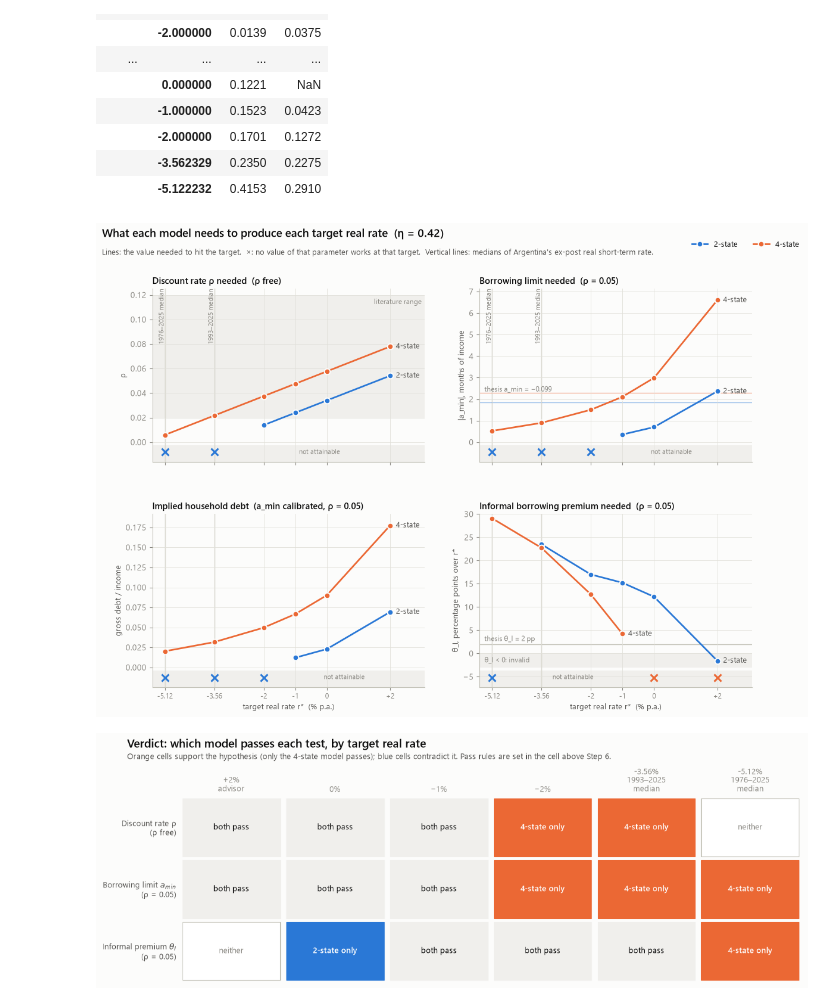
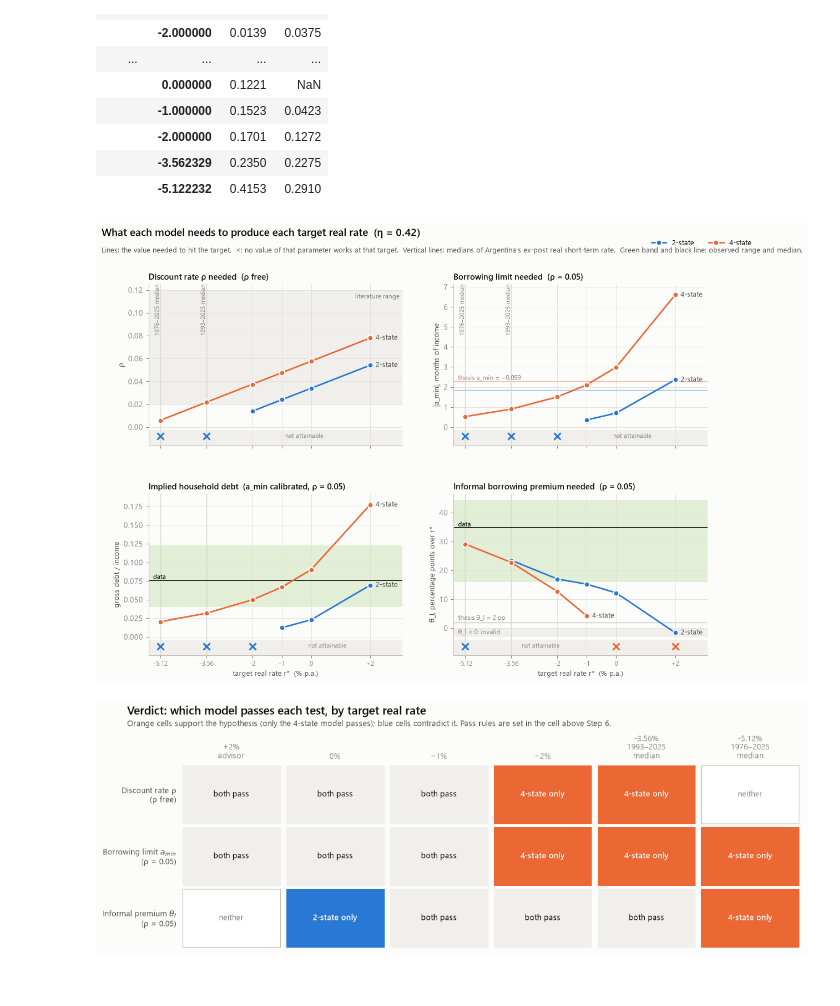
Before and after one commit to gtriberti9/Thesis_ArgFiscal, a Jupyter notebook: 8b. empirical_claims_negative_r.ipynb, the cells around one changed output. Saved outputs shown, nothing was run; the diff lists cells and outputs as text; code cells hidden in the pictures.

```diff
--- a/8b. empirical_claims_negative_r.ipynb
+++ b/8b. empirical_claims_negative_r.ipynb
@@ -25,6 +25,8 @@ plt.rcParams.update({"font.family": "serif", "mathtext.fontset": "cm", "axes.gri
 MODEL_DATA = "data"                                    # repo data folder (lambdas, incomes)
 DATA_DIR = os.path.join(MODEL_DATA, "interest_rates")  # interest-rate inputs and results of this notebook
 os.makedirs(DATA_DIR, exist_ok=True)
+FIG_DIR = os.path.join(DATA_DIR, "figures")              # report figures (used by "9. empirical_claims_report.py")
+os.makedirs(FIG_DIR, exist_ok=True)
 # %%
 R_TARGET = 0.02   # needed only as a default argument of the functions copied from notebook 8
 # %%
@@ -506,7 +508,7 @@ def free_parameter(m, r_target, which):
                         "gross debt / income": mo["gross debt / mean after-tax income"]})
     return row, scan
 
-def plot_scans(scans, title):
+def plot_scans(scans, title, save=None):
     # scans: {(model, which): scan}; one panel per free parameter, S on the vertical axis
     fig, ax = plt.subplots(1, 2, figsize=(13, 4))
     for (mname, which), scan in scans.items():
@@ -517,7 +519,9 @@ def plot_scans(scans, title):
         ax[k].axhline(0, color="k", lw=1); ax[k].axvline(v, color="gray", ls=":", lw=1, label="thesis value")
         ax[k].set_xlabel(lab); ax[k].set_ylabel(r"$S(r^*;\rho=0.05)$"); ax[k].legend(fontsize=8)
     ax[0].set_xlim(-1.0, 0.0); ax[0].set_ylim(-0.8, 0.3)
-    fig.suptitle(title); plt.tight_layout(); plt.show()
+    fig.suptitle(title); plt.tight_layout()
+    if save: fig.savefig(os.path.join(FIG_DIR, f"{save}.png"), dpi=200, bbox_inches="tight")
+    plt.show()
 # %%
 # Notebook-8b solver: Step 0 initial guess and continuation, needed for r <= 0
 solve_fixed = solve_cont
@@ -575,8 +579,8 @@ Free parameter: theta_I
 | -5.122232 | 2-state | 0.4153 | ok | -5.2766 | 16.0 | 1.8408 | ... |
 |  | 4-state | 0.2910 | ok | -5.1222 | 16.0 | 2.2852 | ... |
 # %%
-for lab in ("+2% (notebook 8)", "0%", [k for k in TARGETS if k.startswith("1976")][0]):
-    plot_scans(scans_by_target[lab], rf"Excess bond holdings at target {lab}, $\rho=0.05$")
+for lab, tag in (("+2% (notebook 8)", "p2"), ("0%", "0"), ([k for k in TARGETS if k.startswith("1976")][0], "median_1976_2025")):
+    plot_scans(scans_by_target[lab], rf"Excess bond holdings at target {lab}, $\rho=0.05$", save=f"scan_free_params_target_{tag}")
 # %% [output]
 [figure]
 [figure]
@@ -647,8 +651,15 @@ from matplotlib.transforms import blended_transform_factory
 
 # ---- Plausibility rules used by the verdict (edit here; every figure below follows them) ----
 RHO_RANGE = (0.02, 0.12)    # literature range for annual rho (Step 4 of notebook 8)
-DEBT_INCOME_DATA = None     # observed household gross debt / income; set it to draw the benchmark
-INFORMAL_PREMIUM_DATA = None  # observed spread of informal over safe real rates, percentage points
+# Data benchmarks computed in notebook 8, Step 11b (run it first); set to None to hide them
+_debt = pd.read_csv(os.path.join(DATA_DIR, "benchmark_debt_income.csv"), index_col="year")
+_prem = pd.read_csv(os.path.join(DATA_DIR, "benchmark_informal_premium.csv"))
+_prem_all = _prem.loc[_prem["group"] == "all", "real premium pp"]
+DEBT_INCOME_DATA = _debt["debt / income"].median()          # observed household gross debt / income
+INFORMAL_PREMIUM_DATA = _prem_all.median()                  # observed non-bank over bank real borrowing spread, pp
+DEBT_INCOME_RANGE = (_debt["debt / income"].min(), _debt["debt / income incl. non-bank lenders"].max())
+INFORMAL_PREMIUM_RANGE = (_prem["real premium pp"].min(), _prem_all.max())
+DATA_BAND = "#e3eed6"                                       # fill for the observed range
 
 COL = {"2-state": "#2a78d6", "4-state": "#eb6834"}
 INK, INK2, MUTED, GRID, AXIS, SURF, NEUTRAL = "#0b0b0b", "#52514e", "#898781", "#e1e0d9", "#c3c2b7", "#fcfcfb", "#f0efec"
@@ -732,8 +743,8 @@ with plt.rc_context(STYLE):
     targets = sorted(calib["r* target %"].unique())
     for ax, test, col, scale, title, ylabel in panels:
         top = {"rho": 0.125, "theta_I": 30.0}.get(test, 1.08 * scale * calib.loc[calib["test"] == test, col].max())
-        if test == "theta_I" and INFORMAL_PREMIUM_DATA is not None: top = max(top, INFORMAL_PREMIUM_DATA + 2)
-        if test == "a_min" and col == "gross debt / income" and DEBT_INCOME_DATA is not None: top = max(top, 1.1 * DEBT_INCOME_DATA)
+        if test == "theta_I" and INFORMAL_PREMIUM_DATA is not None: top = max(top, INFORMAL_PREMIUM_RANGE[1] + 2)
+        if test == "a_min" and col == "gross debt / income" and DEBT_INCOME_DATA is not None: top = max(top, 1.1 * DEBT_INCOME_RANGE[1])
         bottom = -3.0 if test == "theta_I" else 0.0
         strip = bottom - 0.13 * (top - bottom)                    # "not attainable" strip below the data range
         ax.axhspan(strip, bottom - 0.02 * (top - bottom), color=NEUTRAL, zorder=0, lw=0)
@@ -758,35 +769,38 @@ with plt.rc_context(STYLE):
             ax.text(targets[0] - 0.3, -1.5, " θ_I < 0: invalid", color=MUTED, fontsize=8.5, ha="left", va="center")
             ax.axhline(2.0, color=AXIS, lw=1, zorder=1)
             ax.text(targets[0] - 0.3, 2.3, " thesis θ_I = 2 pp", color=MUTED, fontsize=8.5, va="bottom")
             if INFORMAL_PREMIUM_DATA is not None:
+                ax.axhspan(*INFORMAL_PREMIUM_RANGE, color=DATA_BAND, zorder=0, lw=0)
                 ax.axhline(INFORMAL_PREMIUM_DATA, color=INK, lw=1.2)
                 ax.text(targets[0] - 0.3, INFORMAL_PREMIUM_DATA, " data", va="bottom", fontsize=8.5)
         elif col.startswith("|a_min|"):
             for mn in ("2-state", "4-state"):
                 ax.axhline(12 * -AMIN_THESIS / MEAN_INC[mn], color=COL[mn], lw=1, alpha=0.45, zorder=1)
             ax.text(targets[0] - 0.3, 12 * -AMIN_THESIS / MEAN_INC["4-state"], " thesis a_min = −0.099", color=MUTED,
                     fontsize=8.5, va="bottom")
         elif DEBT_INCOME_DATA is not None:
+            ax.axhspan(*DEBT_INCOME_RANGE, color=DATA_BAND, zorder=0, lw=0)
             ax.axhline(DEBT_INCOME_DATA, color=INK, lw=1.2)
             ax.text(targets[0] - 0.3, DEBT_INCOME_DATA, " data", va="bottom", fontsize=8.5)
         for t, lab in ((100 * med_93, "1993–2025 median"), (100 * med_50y, "1976–2025 median")):
             ax.axvline(t, color=AXIS, lw=1, zorder=0)
             if ax in axs[0]:
                 ax.text(t, top, f" {lab}", color=MUTED, fontsize=8, rotation=90, ha="right", va="top")
         ax.set_ylim(strip, top); ax.set_title(title); ax.set_ylabel(ylabel, fontsize=9)
         ax.set_xlim(targets[0] - 0.4, targets[-1] + 1.1)
     for ax in axs[1]:
         ax.set_xlabel("target real rate r*  (% p.a.)", fontsize=9.5)
         ax.set_xticks(targets, [f"{t:+.2f}".rstrip("0").rstrip(".") if abs(t) > 1e-9 else "0" for t in targets], fontsize=8.5)
     fig.legend(*axs[0, 0].get_legend_handles_labels(), loc="upper right", bbox_to_anchor=(0.97, 0.975), ncol=2, fontsize=9.5)
     fig.suptitle("What each model needs to produce each target real rate  (η = 0.42)", x=0.06, ha="left",
                  fontsize=14, fontweight="semibold", y=0.985)
     fig.text(0.06, 0.935, "Lines: the value needed to hit the target.  ×: no value of that parameter works at that target.  "
-             "Vertical lines: medians of Argentina's ex-post real short-term rate.", color=INK2, fontsize=9.5)
+             "Vertical lines: medians of Argentina's ex-post real short-term rate.  Green band and black line: observed range and median.", color=INK2, fontsize=9.5)
     fig.subplots_adjust(top=0.87, hspace=0.3, wspace=0.2)
+    fig.savefig(os.path.join(FIG_DIR, "requirements_by_target.png"), dpi=200, bbox_inches="tight")
     plt.show()
 # %% [output]
-[figure, old version]
+[figure, new version]
 # %%
 with plt.rc_context(STYLE):
     fig, ax = plt.subplots(figsize=(13, 3.9))
```
Also changed, not shown: parts of 7 cells of this notebook, 31 other files.
